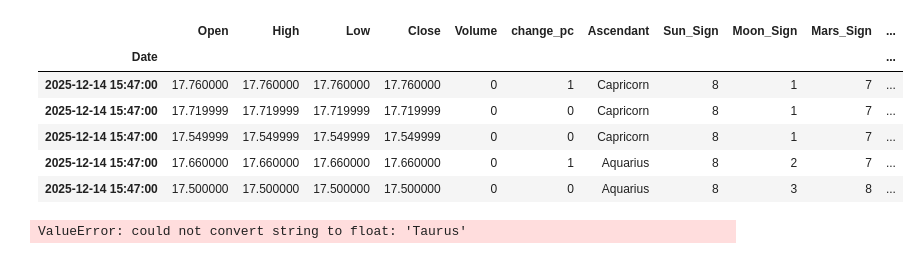
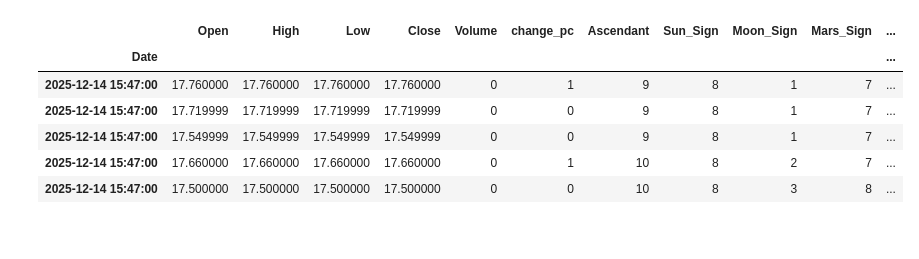
Before and after one commit to arameshraju/datasciencecoursera, a Jupyter notebook: marketrnd/03-astro-corelation.ipynb, the cells around one changed output. Saved outputs shown, nothing was run; the diff lists cells and outputs as text; code cells hidden in the pictures.

```diff
--- a/marketrnd/03-astro-corelation.ipynb
+++ b/marketrnd/03-astro-corelation.ipynb
@@ -23,38 +25,33 @@ spx_dates_df.head()
 | 2025-12-14 15:47:00 | 17.549999 | 17.549999 | 17.549999 | 17.549999 | 0 | 0 | Capricorn | Sagittarius | Taurus | Scorpio | ... |
 | 2025-12-14 15:47:00 | 17.660000 | 17.660000 | 17.660000 | 17.660000 | 0 | 1 | Aquarius | Sagittarius | Gemini | Scorpio | ... |
 | 2025-12-14 15:47:00 | 17.500000 | 17.500000 | 17.500000 | 17.500000 | 0 | 0 | Aquarius | Sagittarius | Cancer | Sagittarius | ... |
-# %%
-import pandas as pd
-
-df= spx_dates_df.copy()
-# create a map for Moon_Sign to numerical values
-SIGNS = [
-    'Aries', 'Taurus', 'Gemini', 'Cancer', 'Leo', 'Virgo',
-    'Libra', 'Scorpio', 'Sagittarius', 'Capricorn', 'Aquarius', 'Pisces'
-]
-df['Sun_Sign'] = df['Sun_Sign'].apply(lambda x: SIGNS.index(x))
-df['Moon_Sign'] = df['Moon_Sign'].apply(lambda x: SIGNS.index(x))
-df['Mars_Sign'] = df['Mars_Sign'].apply(lambda x: SIGNS.index(x))
-df['Mercury_Sign'] = df['Mercury_Sign'].apply(lambda x: SIGNS.index(x))
-df['Jupiter_Sign'] = df['Jupiter_Sign'].apply(lambda x: SIGNS.index(x))
-df['Venus_Sign'] = df['Venus_Sign'].apply(lambda x: SIGNS.index(x))
-df['Saturn_Sign'] = df['Saturn_Sign'].apply(lambda x: SIGNS.index(x))
-df['Rahu_Sign'] = df['Rahu_Sign'].apply(lambda x: SIGNS.index(x))
-df['Ketu_Sign'] = df['Ketu_Sign'].apply(lambda x: SIGNS.index(x))
-
-df.head()
-# %% [output]
-|  | Open | High | Low | Close | Volume | change_pc | Ascendant | Sun_Sign | Moon_Sign | Mars_Sign | ... |
-| Date |  |  |  |  |  |  |  |  |  |  | ... |
-| 2025-12-14 15:47:00 | 17.760000 | 17.760000 | 17.760000 | 17.760000 | 0 | 1 | Capricorn | 8 | 1 | 7 | ... |
-| 2025-12-14 15:47:00 | 17.719999 | 17.719999 | 17.719999 | 17.719999 | 0 | 0 | Capricorn | 8 | 1 | 7 | ... |
-| 2025-12-14 15:47:00 | 17.549999 | 17.549999 | 17.549999 | 17.549999 | 0 | 0 | Capricorn | 8 | 1 | 7 | ... |
-| 2025-12-14 15:47:00 | 17.660000 | 17.660000 | 17.660000 | 17.660000 | 0 | 1 | Aquarius | 8 | 2 | 7 | ... |
-| 2025-12-14 15:47:00 | 17.500000 | 17.500000 | 17.500000 | 17.500000 | 0 | 0 | Aquarius | 8 | 3 | 8 | ... |
-# %%
-# Calculate the correlation directly between the two columns
-correlation_value = df['change_pc'].corr(df['Moon_Sign'])
-
-print(f"Correlation between change_pc and Moon_Sign: {correlation_value}")
-# %% [output]
-ValueError: could not convert string to float: 'Taurus'
+# %%
+import pandas as pd
+
+dfn= spx_dates_df.copy()
+SIGNS = [
+    'Aries', 'Taurus', 'Gemini', 'Cancer', 'Leo', 'Virgo',
+    'Libra', 'Scorpio', 'Sagittarius', 'Capricorn', 'Aquarius', 'Pisces'
+]
+# create a map for Moon_Sign to numerical values
+dfn['Ascendant'] = dfn['Ascendant'].apply(lambda x: SIGNS.index(x))
+
+dfn['Sun_Sign'] = dfn['Sun_Sign'].apply(lambda x: SIGNS.index(x))
+dfn['Moon_Sign'] = dfn['Moon_Sign'].apply(lambda x: SIGNS.index(x))
+dfn['Mars_Sign'] = dfn['Mars_Sign'].apply(lambda x: SIGNS.index(x))
+dfn['Mercury_Sign'] = dfn['Mercury_Sign'].apply(lambda x: SIGNS.index(x))
+dfn['Jupiter_Sign'] = dfn['Jupiter_Sign'].apply(lambda x: SIGNS.index(x))
+dfn['Venus_Sign'] = dfn['Venus_Sign'].apply(lambda x: SIGNS.index(x))
+dfn['Saturn_Sign'] = dfn['Saturn_Sign'].apply(lambda x: SIGNS.index(x))
+dfn['Rahu_Sign'] = dfn['Rahu_Sign'].apply(lambda x: SIGNS.index(x))
+dfn['Ketu_Sign'] = dfn['Ketu_Sign'].apply(lambda x: SIGNS.index(x))
+
+dfn.head()
+# %% [output]
+|  | Open | High | Low | Close | Volume | change_pc | Ascendant | Sun_Sign | Moon_Sign | Mars_Sign | ... |
+| Date |  |  |  |  |  |  |  |  |  |  | ... |
+| 2025-12-14 15:47:00 | 17.760000 | 17.760000 | 17.760000 | 17.760000 | 0 | 1 | 9 | 8 | 1 | 7 | ... |
+| 2025-12-14 15:47:00 | 17.719999 | 17.719999 | 17.719999 | 17.719999 | 0 | 0 | 9 | 8 | 1 | 7 | ... |
+| 2025-12-14 15:47:00 | 17.549999 | 17.549999 | 17.549999 | 17.549999 | 0 | 0 | 9 | 8 | 1 | 7 | ... |
+| 2025-12-14 15:47:00 | 17.660000 | 17.660000 | 17.660000 | 17.660000 | 0 | 1 | 10 | 8 | 2 | 7 | ... |
+| 2025-12-14 15:47:00 | 17.500000 | 17.500000 | 17.500000 | 17.500000 | 0 | 0 | 10 | 8 | 3 | 8 | ... |
```
Also changed, not shown: parts of 6 cells of this notebook, 1 other file.
